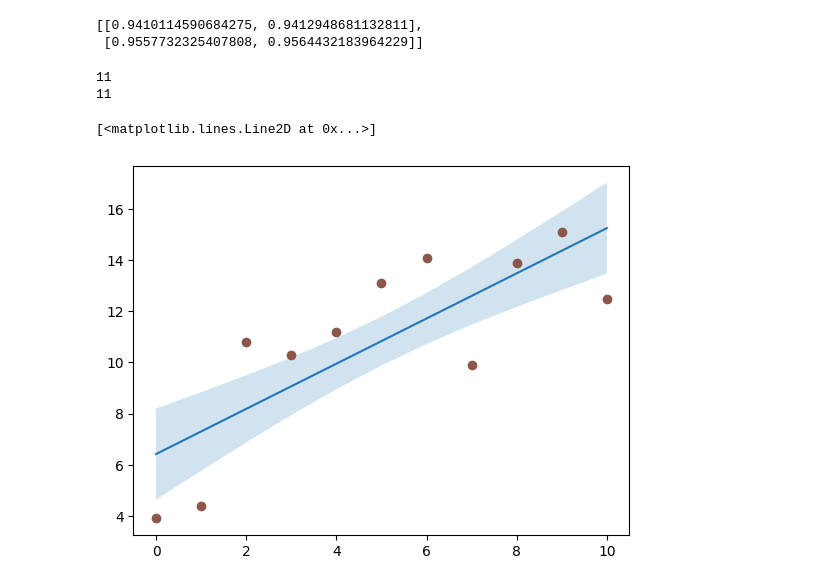
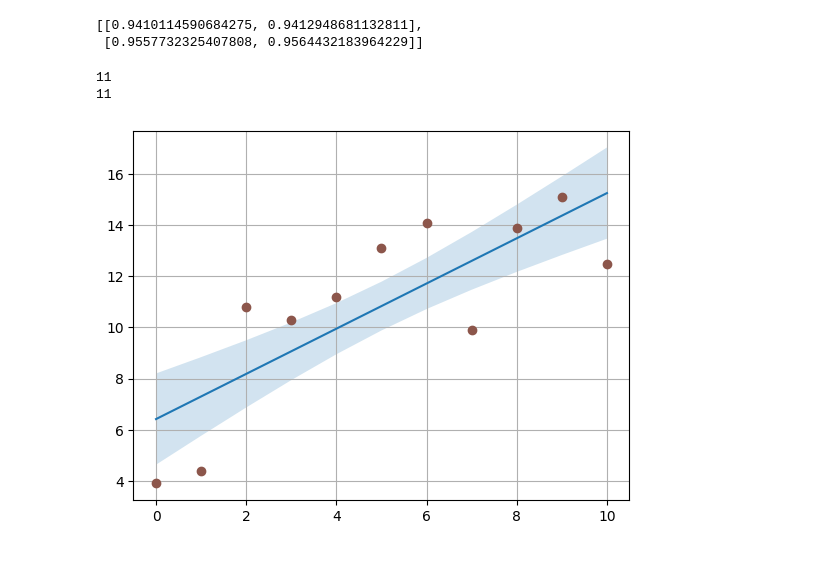
Before and after one commit to otavioon/librep-hiaac, a Jupyter notebook: experiments/Experiments_on_metrics/Testing_MultiDimensionalityReductionQualityReport.ipynb, the cells around one changed output. Saved outputs shown, nothing was run; the diff lists cells and outputs as text; code cells hidden in the pictures.

```diff
--- a/experiments/Experiments_on_metrics/Testing_MultiDimensionalityReductionQualityReport.ipynb
+++ b/experiments/Experiments_on_metrics/Testing_MultiDimensionalityReductionQualityReport.ipynb
@@ -80,20 +89,21 @@ print(result)
 # %%
 N = 21
 x = np.linspace(0, 10, 11)
 y = [3.9, 4.4, 10.8, 10.3, 11.2, 13.1, 14.1,  9.9, 13.9, 15.1, 12.5]
 print(len(x))
 print(len(y))
 # fit a linear curve an estimate its y-values and their error.
 a, b = np.polyfit(x, y, deg=1)
 y_est = a * x + b
 y_err = x.std() * np.sqrt(1/len(x) + (x - x.mean())**2 / np.sum((x - x.mean())**2))
 
+
 fig, ax = plt.subplots()
 ax.plot(x, y_est, '-')
 ax.fill_between(x, y_est - y_err, y_est + y_err, alpha=0.2)
 ax.plot(x, y, 'o', color='tab:brown')
+plt.grid()
 # %% [output]
 11
 11
-[<matplotlib.lines.Line2D at 0x...>]
-[figure, old version]
+[figure, new version]
```
Also changed, not shown: parts of 1 cell of this notebook, 4 other files.
